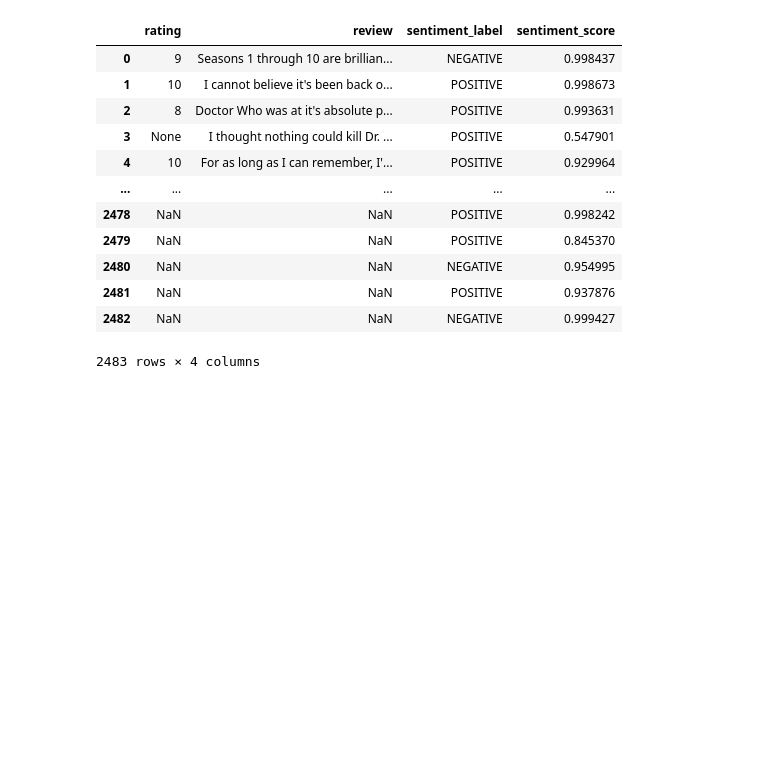
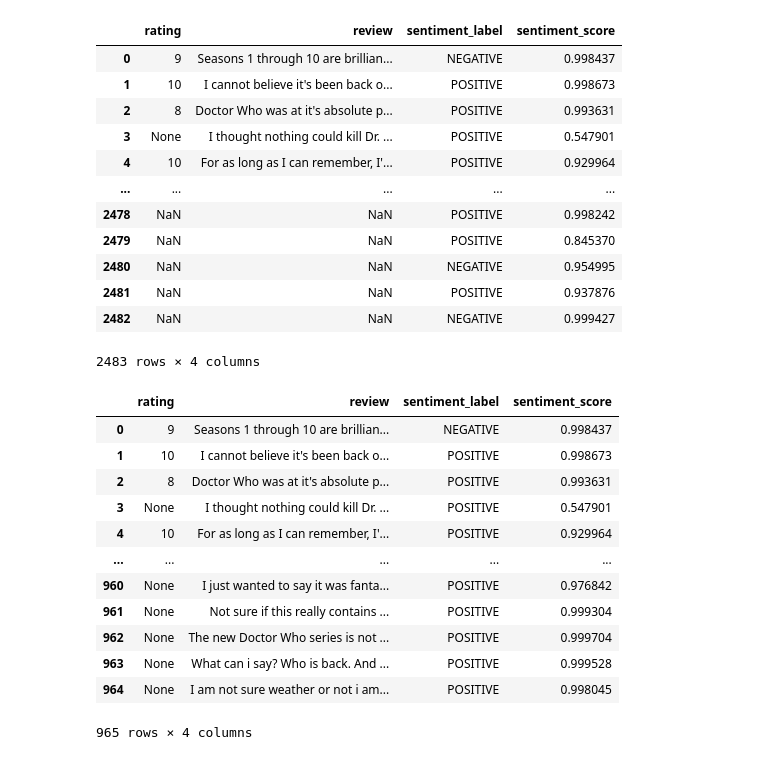
Before and after one commit to amanda-nathan/DrWhoRatingScrape_sentiment_analysis, a Jupyter notebook: DrWhoScrape_and_SentimentAnalysis.ipynb, the cells around one changed output. Saved outputs shown, nothing was run; the diff lists cells and outputs as text; code cells hidden in the pictures; blank space fills up the shorter version.

```diff
--- a/DrWhoScrape_and_SentimentAnalysis.ipynb
+++ b/DrWhoScrape_and_SentimentAnalysis.ipynb
@@ -60,3 +78,22 @@ reviews['review'].isna().sum()
 0
 # %% [markdown]
 ##Sentiment Analysis below!
+# %%
+nlp = pipeline('sentiment-analysis')
+reviews.dropna(subset=['review'], inplace=True)
+max_length = 512
+
+# Process each review and update the corresponding row in the reviews dataframe
+index = 0
+for review in reviews['review']:
+    # Split the review text into smaller chunks of maximum sequence length
+    review_chunks = [review[i:i+max_length] for i in range(0, len(review), max_length)]
+
+    # Classify sentiment for each review chunk and update the corresponding row in the reviews dataframe
+    for chunk in review_chunks:
+        result = nlp(chunk)
+        label = result[0]['label']
+        score = result[0]['score']
+        reviews.at[index, 'sentiment_label'] = label
+        reviews.at[index, 'sentiment_score'] = score
+        index += 1
@@ -92,4 +138,22 @@ reviews
 | 2481 | NaN | NaN | POSITIVE | 0.937876 |
 | 2482 | NaN | NaN | NEGATIVE | 0.999427 |
 2483 rows × 4 columns
+# %%
+reviews = reviews.dropna(subset=['review'])
+# %%
+reviews
+# %% [output]
+|  | rating | review | sentiment_label | sentiment_score |
+| 0 | 9 | Seasons 1 through 10 are brillian... | NEGATIVE | 0.998437 |
+| 1 | 10 | I cannot believe it's been back o... | POSITIVE | 0.998673 |
+| 2 | 8 | Doctor Who was at it's absolute p... | POSITIVE | 0.993631 |
+| 3 | None | I thought nothing could kill Dr. ... | POSITIVE | 0.547901 |
+| 4 | 10 | For as long as I can remember, I'... | POSITIVE | 0.929964 |
+| ... | ... | ... | ... | ... |
+| 960 | None | I just wanted to say it was fanta... | POSITIVE | 0.976842 |
+| 961 | None | Not sure if this really contains ... | POSITIVE | 0.999304 |
+| 962 | None | The new Doctor Who series is not ... | POSITIVE | 0.999704 |
+| 963 | None | What can i say? Who is back. And ... | POSITIVE | 0.999528 |
+| 964 | None | I am not sure weather or not i am... | POSITIVE | 0.998045 |
+965 rows × 4 columns
 # %%
```
Also changed, not shown: parts of 4 cells of this notebook.
